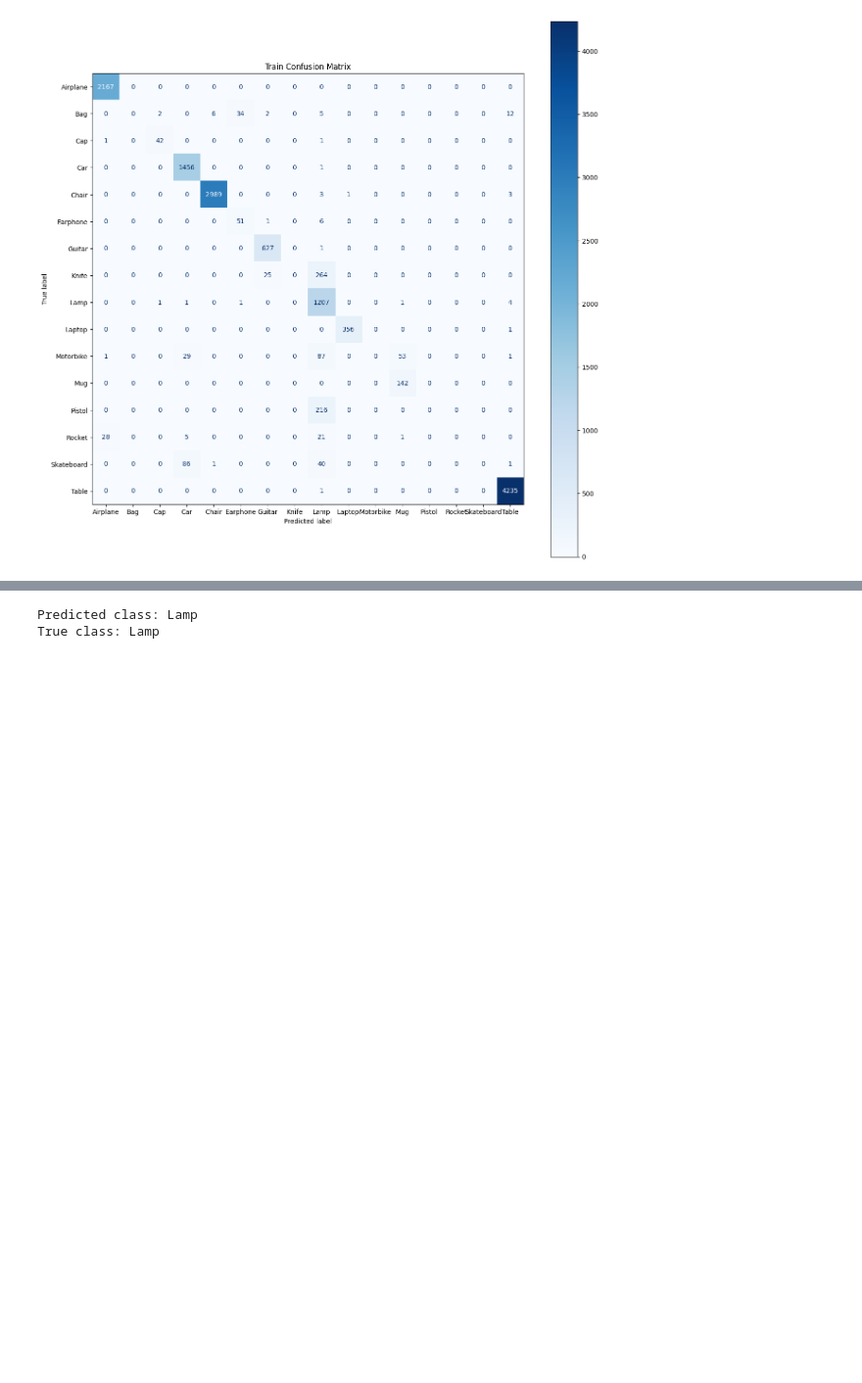
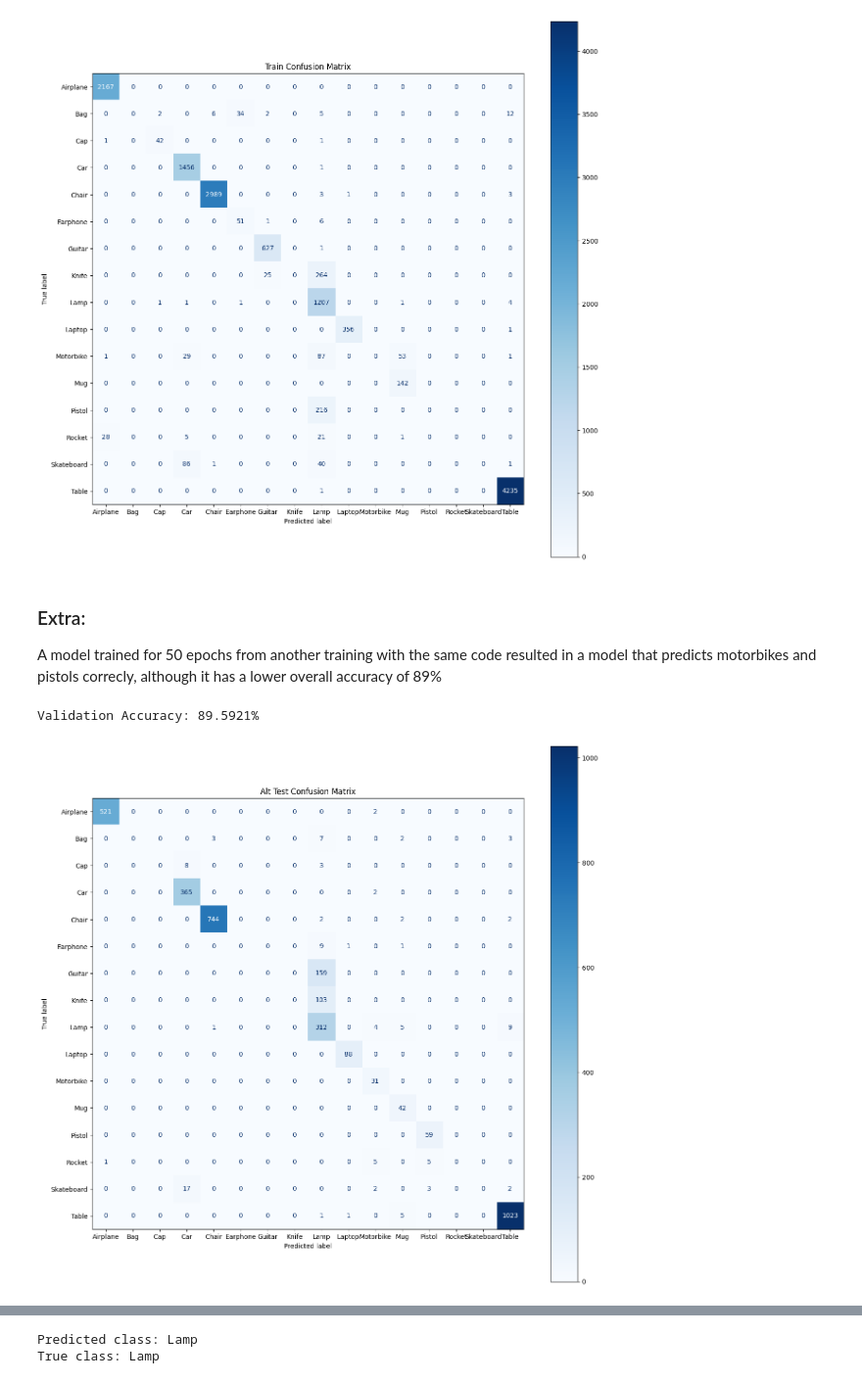
Before and after one commit to RicardFos/deep_learning_point_clouds, a Jupyter notebook: PointNet Training and Evaluation.ipynb, the cells around one changed output, grey strips where cells are left out. Shown at 98% size. Cells and saved outputs as stored; diff of their text form; code cells hidden in the pictures; blank space fills up the shorter version.

Commit message:
added alt model for pistol and motorbike

```diff
--- a/PointNet Training and Evaluation.ipynb
+++ b/PointNet Training and Evaluation.ipynb
@@ -866,3 +866,20 @@ conf_matrix = show_confusion_matrix(y_pred_test, y_true_test, CLASSES, title='Te
 conf_matrix = show_confusion_matrix(y_pred_train, y_true_train, CLASSES,  title='Train Confusion Matrix')
 # %% [output]
 [figure]
+# %% [markdown]
+### Extra:
+
+A model trained for 50 epochs from another training with the same code resulted in a model that predicts motorbikes and pistols correcly, although it has a lower overall accuracy of 89%
+# %%
+# in this case it was the model at epoch 128
+alt_model_path = os.path.join(MODEL_DIR, 'best_model_pointnet_CLS_v1_epoch_50.pth')
+alt_pointnent_cls = load_pointnet_model(alt_model_path, CLASSES, DEVICE)
+
+# predict the test set
+y_pred_test_alt, y_true_test_alt = evaluate_model(alt_pointnent_cls, test_loader,
+                                          CLASSES, DEVICE, val_loss_hist)
+
+conf_matrix = show_confusion_matrix(y_pred_test_alt, y_true_test_alt, CLASSES, title='Alt Test Confusion Matrix')
+# %% [output]
+Validation Accuracy: 89.5921%
+[figure, added]
```
Also changed, not shown: parts of 1 cell of this notebook.
